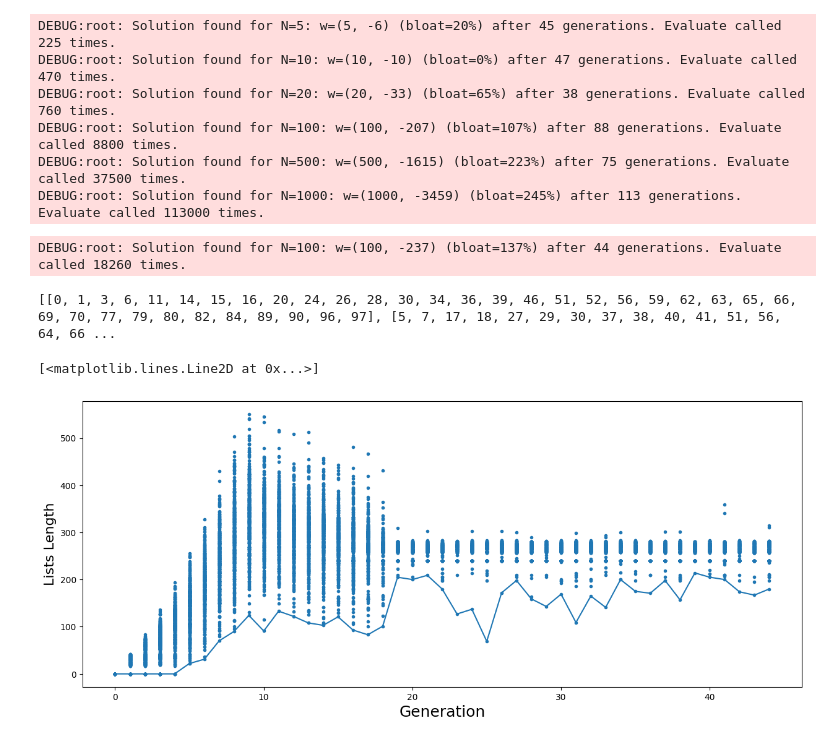
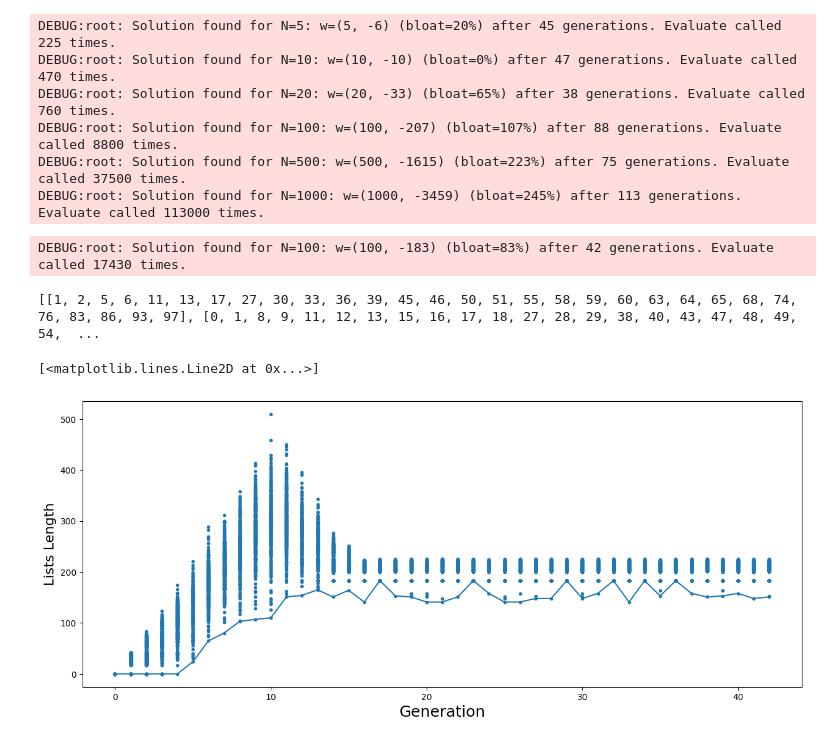
Before and after one commit to scoleri-mr/computational_intelligence_2022_301841, a Jupyter notebook: lab2/lab2_set_covering_GA.ipynb, the cells around one changed output. Drawn from its saved outputs; the diff is of its cells as text; code cells hidden in the pictures.

Commit message:
minor correction to set the seed

```diff
--- a/lab2/lab2_set_covering_GA.ipynb
+++ b/lab2/lab2_set_covering_GA.ipynb
@@ -281,21 +281,23 @@ DEBUG:root: Solution found for N=1000: w=(1000, -3459) (bloat=245%) after 113 ge
 # %%
 #Explicit soution and plot for N=100, population_size=250 and offspring_size=415
 SEED=42
 N=100
-sol,fitness_log,gen=genetic_algorithm(N,problem(N,SEED), population_size=250, offspring_size=415, crossover_function=fusion)
+random.seed(SEED)
+logging.getLogger().setLevel(logging.DEBUG)
+sol,fitness_log,gen=genetic_algorithm(N,problem(N,SEED), population_size=250, offspring_size=415, crossover_function=crossover)
 print(genome_to_solution(problem(N,SEED),sol.genome))
 x = [x for x, _ in fitness_log]
 y = [-y[1] for _, y in fitness_log]
 df = pd.DataFrame(x, columns=['x'])
 df['y'] = y
 df = df.groupby('x').min()
 plt.figure(figsize=(15, 6))
 plt.xlabel('Generation', fontsize=18)
 plt.ylabel('Lists Length', fontsize=16)
 plt.scatter([x for x, _ in fitness_log], [-y[1] for _, y in fitness_log], marker=".")
 plt.plot(df.index, df['y'])
 # %% [output]
-DEBUG:root: Solution found for N=100: w=(100, -237) (bloat=137%) after 44 generations. Evaluate called 18260 times.
+DEBUG:root: Solution found for N=100: w=(100, -183) (bloat=83%) after 42 generations. Evaluate called 17430 times.
-[[0, 1, 3, 6, 11, 14, 15, 16, 20, 24, 26, 28, 30, 34, 36, 39, 46, 51, 52, 56, 59, 62, 63, 65, 66, 69, 70, 77, 79, 80, 82, 84, 89, 90, 96, 97], [5, 7, 17, 18, 27, 29, 30, 37, 38, 40, 41, 51, 56, 64, 66 ...
+[[1, 2, 5, 6, 11, 13, 17, 27, 30, 33, 36, 39, 45, 46, 50, 51, 55, 58, 59, 60, 63, 64, 65, 68, 74, 76, 83, 86, 93, 97], [0, 1, 8, 9, 11, 12, 13, 15, 16, 17, 18, 27, 28, 29, 38, 40, 43, 47, 48, 49, 54,  ...
 [<matplotlib.lines.Line2D at 0x...>]
-[figure, old version]
+[figure, new version]
```
